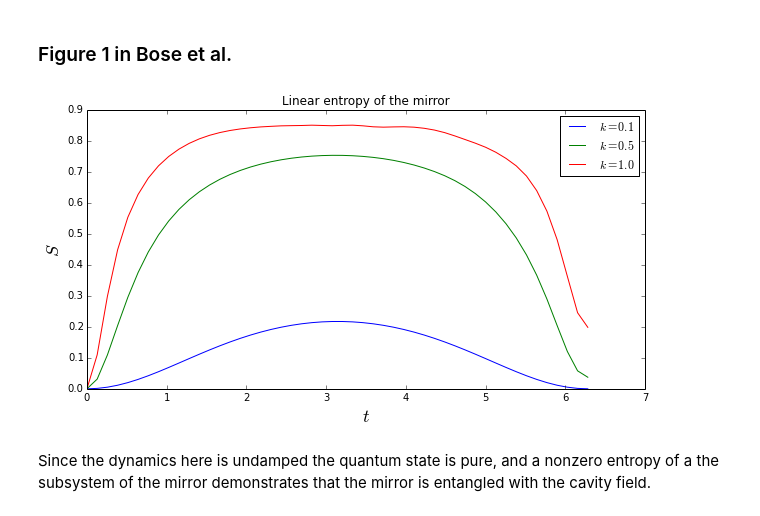
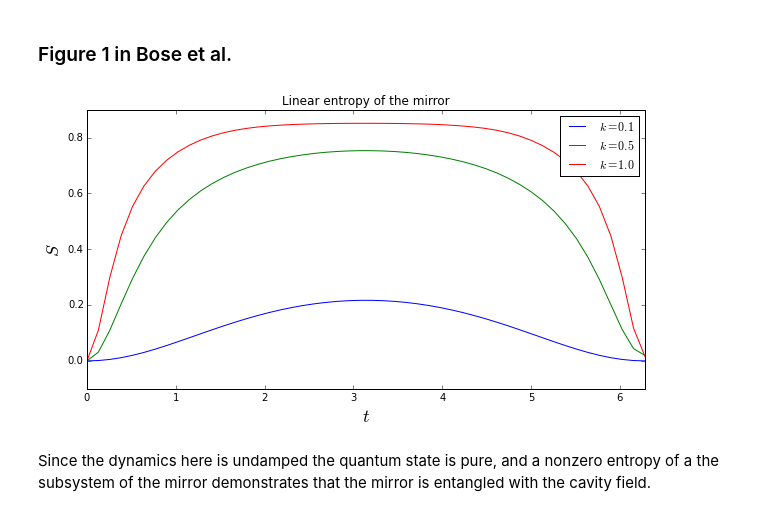
Before and after one commit to jrjohansson/reproduced-papers, a Jupyter notebook: Reproduce-PRA-56-4175-1997-Bose.ipynb, the cells around one changed output. Cells and saved outputs as stored; diff of their text form; code cells hidden in the pictures.

```diff
--- a/Reproduce-PRA-56-4175-1997-Bose.ipynb
+++ b/Reproduce-PRA-56-4175-1997-Bose.ipynb
@@ -45,7 +45,10 @@ def solve_dynamics_undamped(r, k, alpha, beta, t, N, M):
 
     psi0 = tensor(coherent(N, alpha), coherent(M, beta))
 
-    return mesolve(H, psi0, t, [], [], options=Odeoptions(nsteps=10000))
+    result = mesolve(H, psi0, t, [], [], options=Odeoptions(nsteps=10000))
+
+    return result, expect(commutator(a, a.dag()), result.states), expect(commutator(b, b.dag()), result.states)
+    #return result, expect(a.dag() * a, result.states), expect(b.dag() * b, result.states)
 # %% [markdown]
 ### Figure 1 in Bose et al.
 # %%
@@ -53,4 +56,5 @@ t = linspace(0, 2 * pi, 50)
 # %%
 alpha = beta = 2
 # %%
-S1 = [entropy_linear(ptrace(rho, 1)) for rho in solve_dynamics_undamped(r, 0.1, alpha, beta, t, N, M).states]
+result, C1_A, C1_B = solve_dynamics_undamped(r, 0.1, alpha, beta, t, N, M)
+S1 = [entropy_linear(ptrace(rho, 1)) for rho in result.states]
@@ -61,13 +61,20 @@ S3 = [entropy_linear(ptrace(rho, 1)) for rho in solve_dynamics_undamped(r, 1.0,
+# %%
+result, C2_A, C2_B = solve_dynamics_undamped(r, 0.5, alpha, beta, t, N, 2*M)
+S2 = [entropy_linear(ptrace(rho, 1)) for rho in result.states]
+# %%
+result, C3_A, C3_B = solve_dynamics_undamped(r, 1.0, alpha, beta, t, N, 10*M)
+S3 = [entropy_linear(ptrace(rho, 1)) for rho in result.states]
 # %%
 fig, ax = plt.subplots(figsize=(10,5))
 ax.plot(t, S1, label=r'$k = 0.1$')
 ax.plot(t, S2, label=r'$k = 0.5$')
 ax.plot(t, S3, label=r'$k = 1.0$')
 ax.legend()
 ax.set_title('Linear entropy of the mirror')
 ax.set_xlabel(r'$t$', fontsize=18)
-ax.set_ylabel(r'$S$', fontsize=18);
+ax.set_ylabel(r'$S$', fontsize=18)
+ax.set_xlim(0, t.max());
 # %% [output]
-[figure, old version]
+[figure, new version]
 # %% [markdown]
 Since the dynamics here is undamped the quantum state is pure, and a nonzero entropy of a the subsystem of the mirror demonstrates that the mirror is entangled with the cavity field.
```
Also changed, not shown: parts of 16 cells of this notebook.
